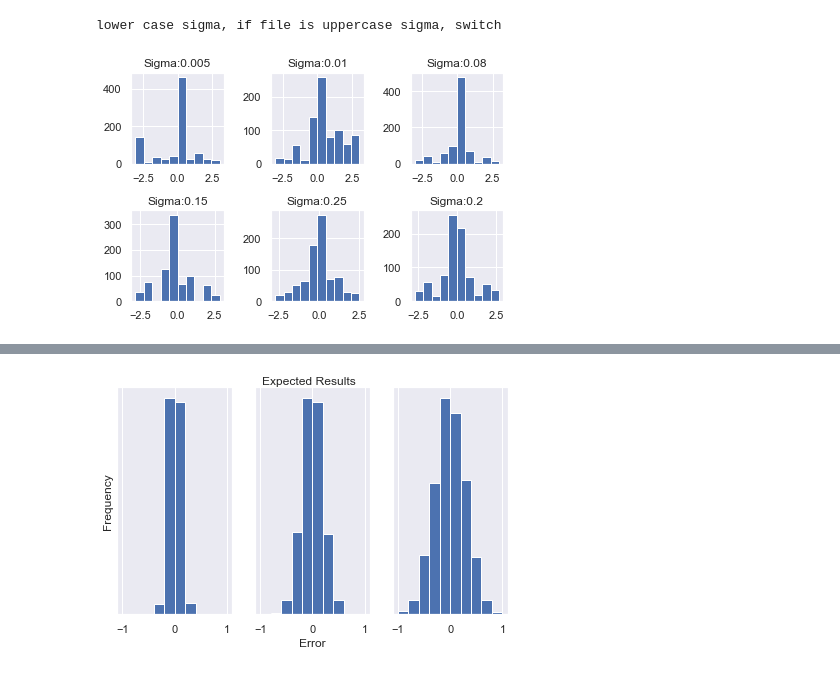
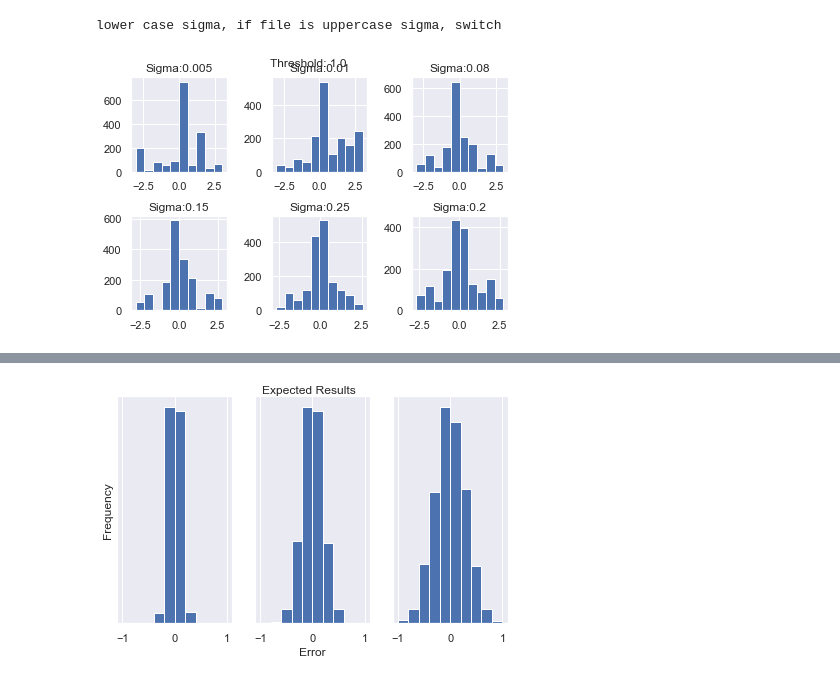
Before and after one commit to AneriSoni/workingmemory, a Jupyter notebook: analysis/decodedoutput.ipynb, the cells around one changed output, grey strips where cells are left out. Saved outputs shown, nothing was run; the diff lists cells and outputs as text; code cells hidden in the pictures.

```diff
--- a/analysis/decodedoutput.ipynb
+++ b/analysis/decodedoutput.ipynb
@@ -100,0 +656,3 @@ class Precision():
+# %%
+f = 'C:/Users/Aneri/go/src/leabra/examples/sir_proj/analysis/TestData/sir2/Lesions/PropLesions/_LesionPFC_LesionProp0.5_Base.csv'
+df = pd.read_csv(f,sep='\s+')
@@ -100,0 +695,11 @@ class Precision():
+# %%
+import os
+base = 'C:/Users/Aneri/go/src/leabra/examples/sir_proj/analysis/TestData/sir2/'
+files = os.listdir(base)
+files_sigma = []
+for f in files:
+    if 'Threhsold0.5' in f: #can use this to select for specific threshold values
+        files_sigma.append(base+f)
+
+A = Precision(base+'model0_sigma0.005_Base.csv')
+A.plot_sigma(files_sigma,'C:/Users/Aneri/go/src/leabra/examples/sir_proj/analysis/'+'OptSigmaSir2Thres0.5Models.png')
@@ -101,14 +709,14 @@ class Precision():
 # %%
 import os
 base = 'C:/Users/Aneri/go/src/leabra/examples/sir_proj/analysis/TestData/sir2/'
 files = os.listdir(base)
 files_sigma = []
 for f in files:
-    if 'model'in f: #can use this to select for specific threshold values
+    if 'Threhsold1' in f: #can use this to select for specific threshold values
         files_sigma.append(base+f)
 
 A = Precision(base+'model0_sigma0.005_Base.csv')
-A.plot_sigma(files_sigma,'C:/Users/Aneri/go/src/leabra/examples/sir_proj/analysis'+'PrecisionvariousSigmaSir2Thres15Models.png')
+A.plot_sigma(files_sigma,'C:/Users/Aneri/go/src/leabra/examples/sir_proj/analysis/'+'OptSigmaSir2Thres1Models.png')
 # %% [output]
 lower case sigma, if file is uppercase sigma, switch
-[figure, old version]
+[figure, new version]
```
Also changed, not shown: parts of 52 cells of this notebook, 9 other files.
